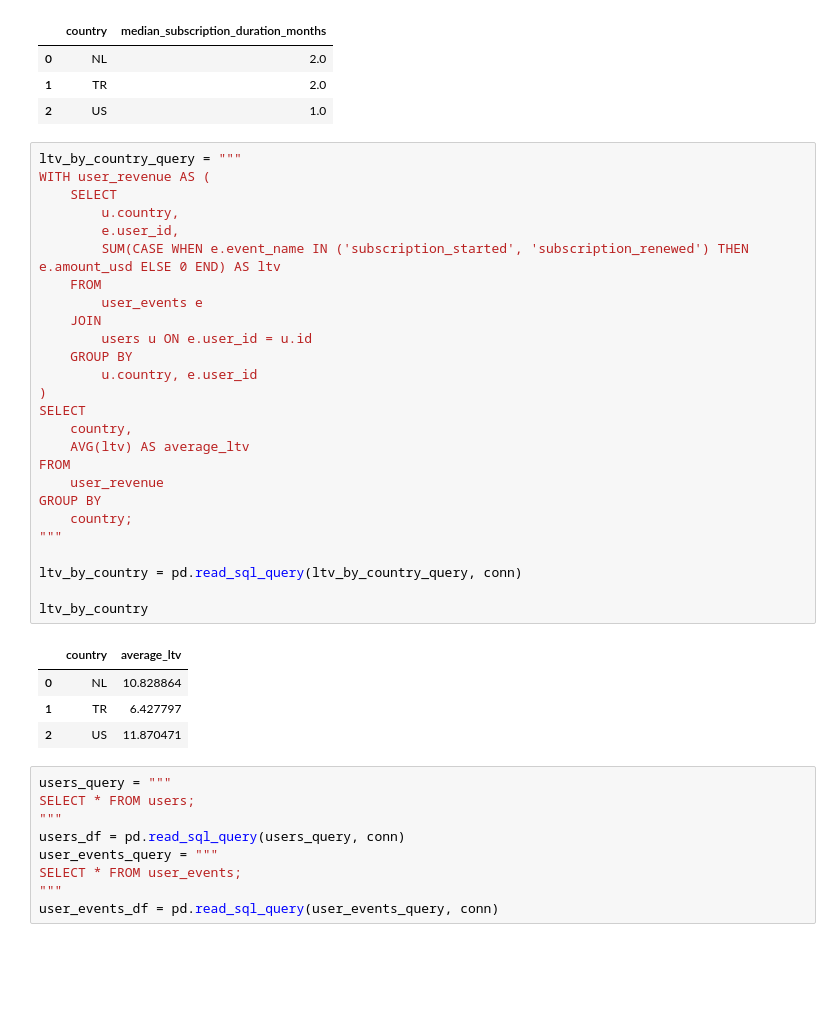
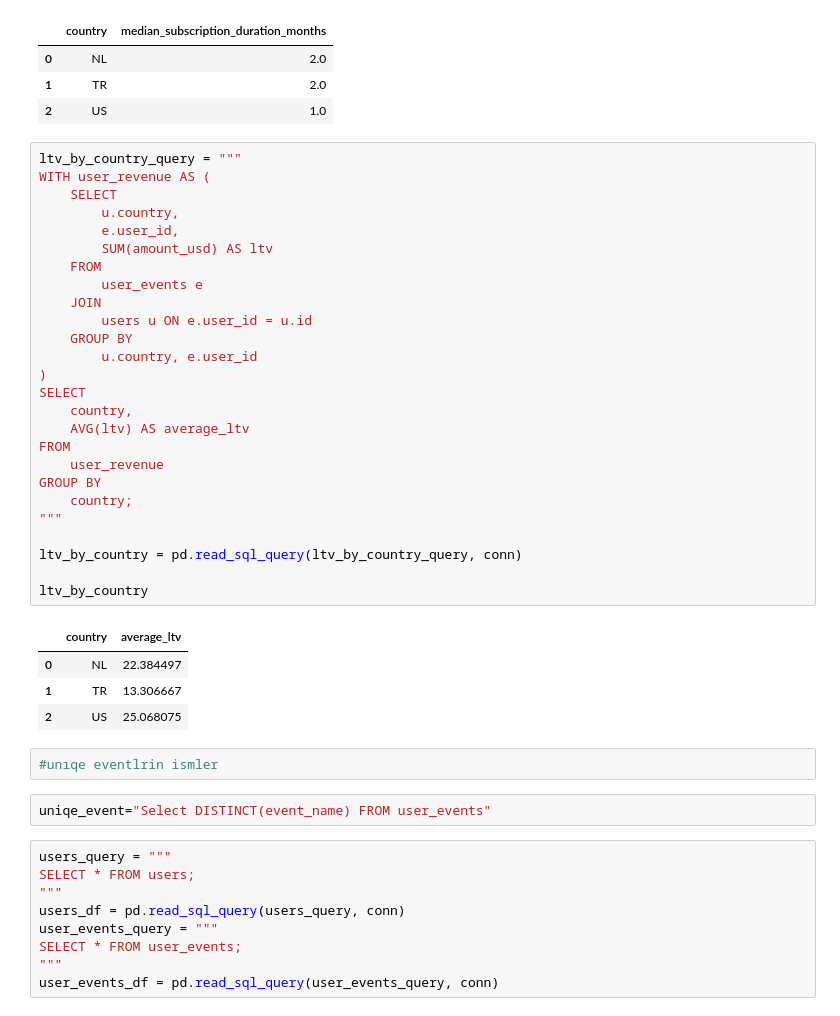
Before and after one commit to MehmetKUTAN/papcorns_data_science, a Jupyter notebook: papcorns_data_science_assessment.ipynb, the cells around one changed output. Drawn from its saved outputs; the diff is of its cells as text; blank space fills up the shorter version.

```diff
--- a/papcorns_data_science_assessment.ipynb
+++ b/papcorns_data_science_assessment.ipynb
@@ -245,34 +249,38 @@ median_subscription_duration
 # %%
 ltv_by_country_query = """
 WITH user_revenue AS (
     SELECT
         u.country,
         e.user_id,
-        SUM(CASE WHEN e.event_name IN ('subscription_started', 'subscription_renewed') THEN e.amount_usd ELSE 0 END) AS ltv
+        SUM(amount_usd) AS ltv
     FROM
         user_events e
     JOIN
         users u ON e.user_id = u.id
     GROUP BY
         u.country, e.user_id
 )
 SELECT
     country,
     AVG(ltv) AS average_ltv
 FROM
     user_revenue
 GROUP BY
     country;
 """
 
 ltv_by_country = pd.read_sql_query(ltv_by_country_query, conn)
 
 ltv_by_country
 # %% [output]
 |  | country | average_ltv |
-| 0 | NL | 10.828864 |
-| 1 | TR | 6.427797 |
-| 2 | US | 11.870471 |
+| 0 | NL | 22.384497 |
+| 1 | TR | 13.306667 |
+| 2 | US | 25.068075 |
+# %%
+#unıqe eventlrin ismler
+# %%
+uniqe_event="Select DISTINCT(event_name) FROM user_events"
 # %%
 users_query = """
 SELECT * FROM users;
```
Also changed, not shown: parts of 19 cells of this notebook, 1 other file.
